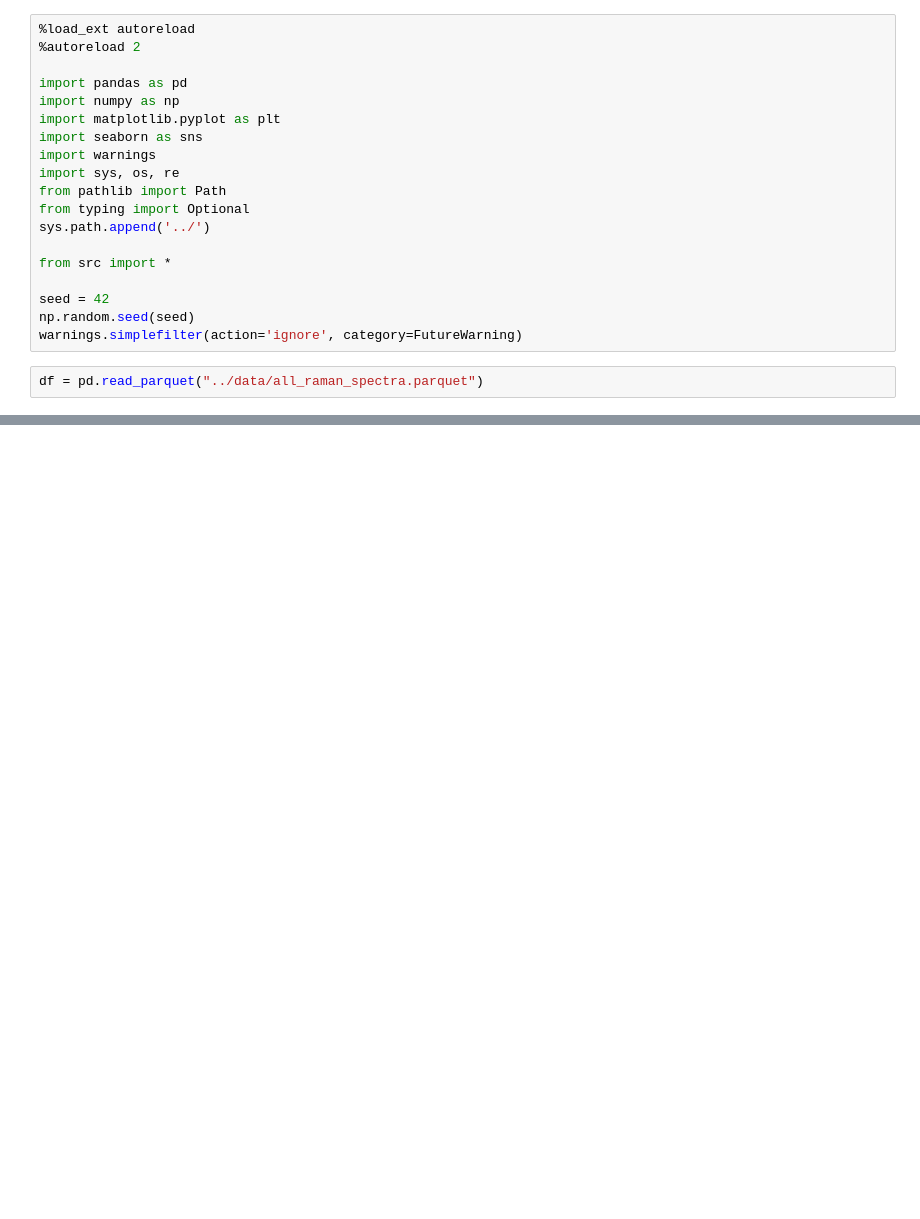
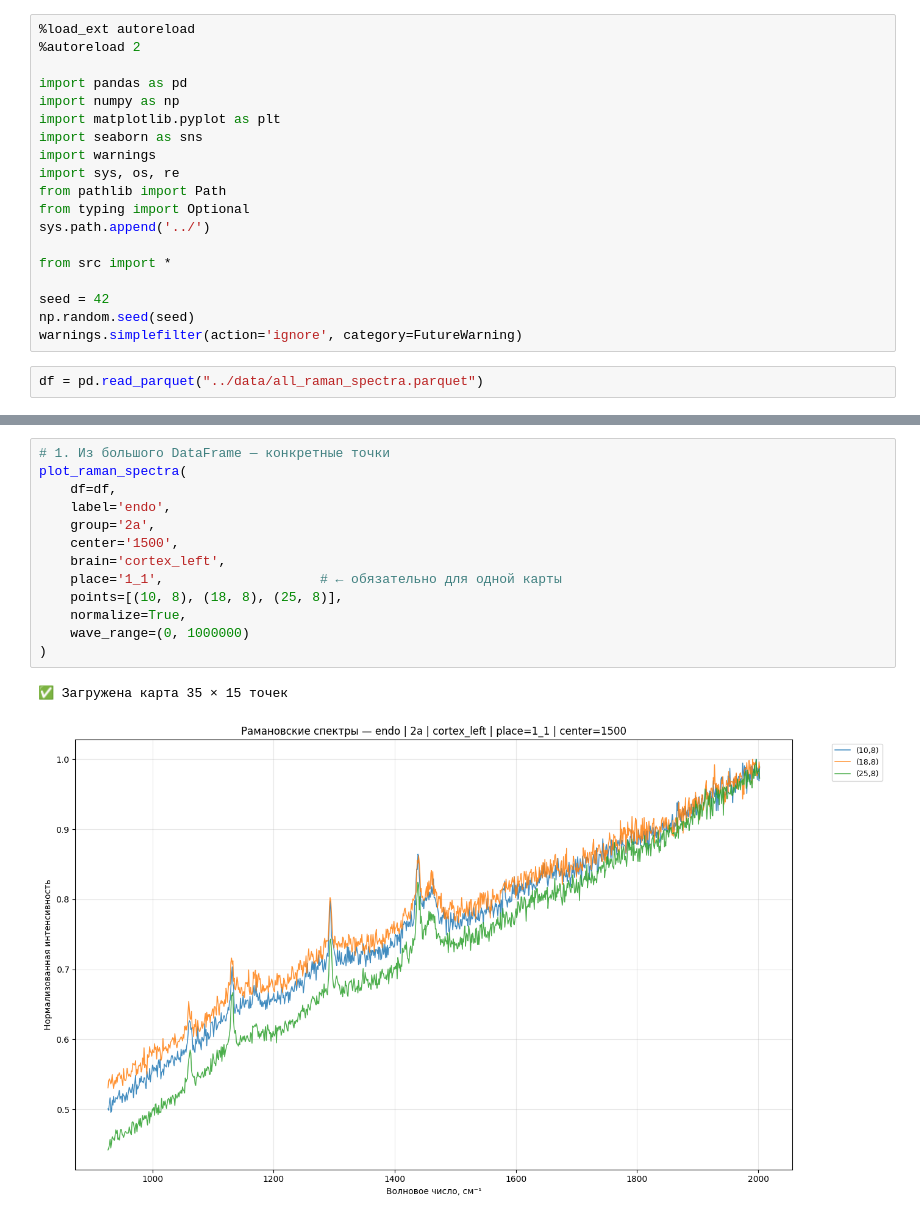
Before and after one commit to seajoyer/raman-spectroscopy, a Jupyter notebook: notebooks/EDA_seajoyer.ipynb, the cells around one changed output, grey strips where cells are left out. Saved outputs shown, nothing was run; the diff lists cells and outputs as text; blank space fills up the shorter version.

Commit message:
Implement good plotting

```diff
--- a/notebooks/EDA_seajoyer.ipynb
+++ b/notebooks/EDA_seajoyer.ipynb
@@ -37,0 +31,16 @@ df
+# %%
+# 1. Из большого DataFrame — конкретные точки
+plot_raman_spectra(
+    df=df,
+    label='endo',
+    group='2a',
+    center='1500',
+    brain='cortex_left',
+    place='1_1',                    # ← обязательно для одной карты
+    points=[(10, 8), (18, 8), (25, 8)],
+    normalize=True,
+    wave_range=(0, 1000000)
+)
+# %% [output]
+✅ Загружена карта 35 × 15 точек
+[figure, added]
```
Also changed, not shown: parts of 4 cells of this notebook, 2 other files.
